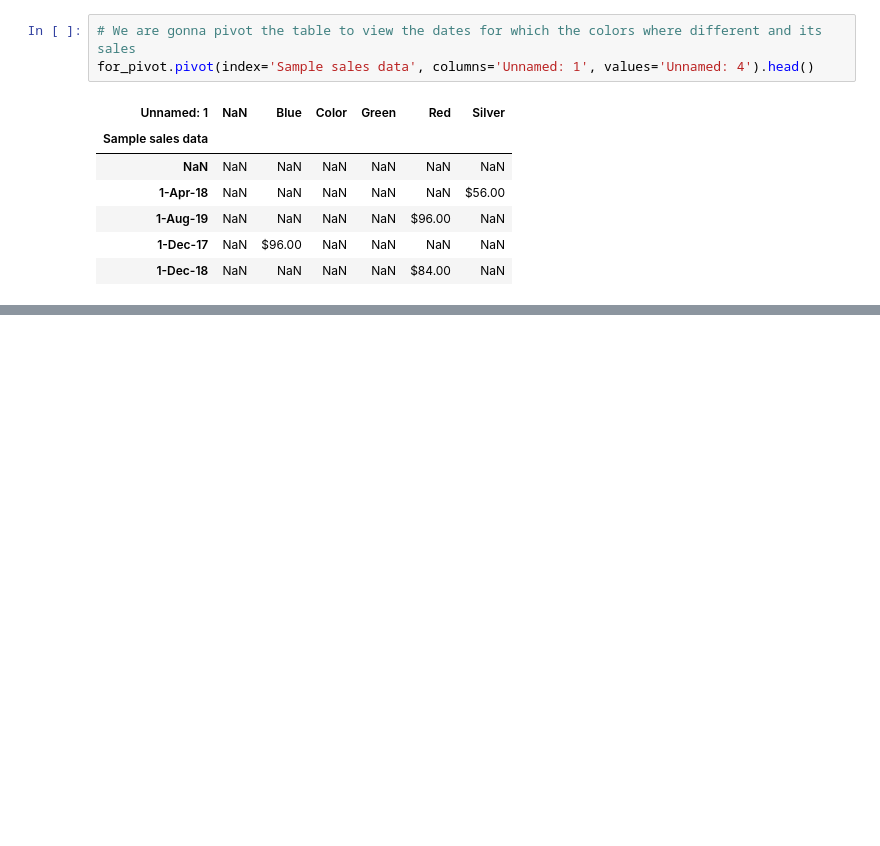
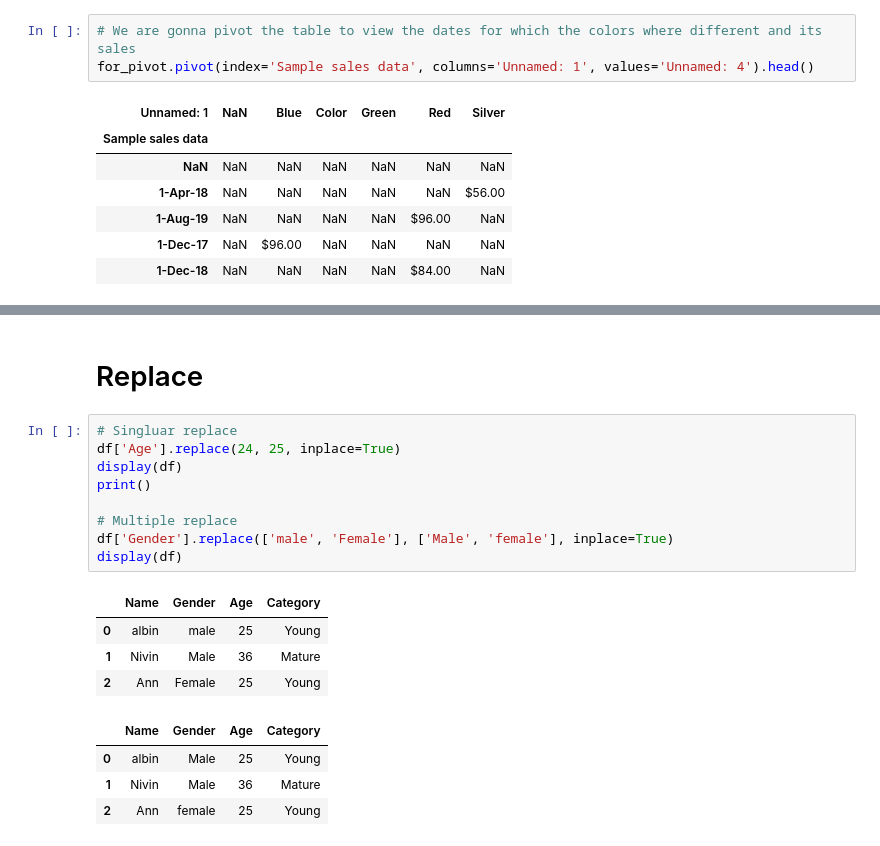
Before and after one commit to albinjohn366/DataScience_Tutorials, a Jupyter notebook: Working_with_Data.ipynb, the cells around one changed output, grey strips where cells are left out. Cells and saved outputs as stored; diff of their text form; blank space fills up the shorter version.

```diff
--- a/Working_with_Data.ipynb
+++ b/Working_with_Data.ipynb
@@ -386,0 +453,20 @@ for_pivot.pivot(index='Sample sales data', columns='Unnamed: 1', values='Unnamed
+# %% [markdown]
+# Replace
+# %%
+# Singluar replace
+df['Age'].replace(24, 25, inplace=True)
+display(df)
+print()
+
+# Multiple replace
+df['Gender'].replace(['male', 'Female'], ['Male', 'female'], inplace=True)
+display(df)
+# %% [output]
+|  | Name | Gender | Age | Category |
+| 0 | albin | male | 25 | Young |
+| 1 | Nivin | Male | 36 | Mature |
+| 2 | Ann | Female | 25 | Young |
+|  | Name | Gender | Age | Category |
+| 0 | albin | Male | 25 | Young |
+| 1 | Nivin | Male | 36 | Mature |
+| 2 | Ann | female | 25 | Young |
```
Also changed, not shown: parts of 9 cells of this notebook.
